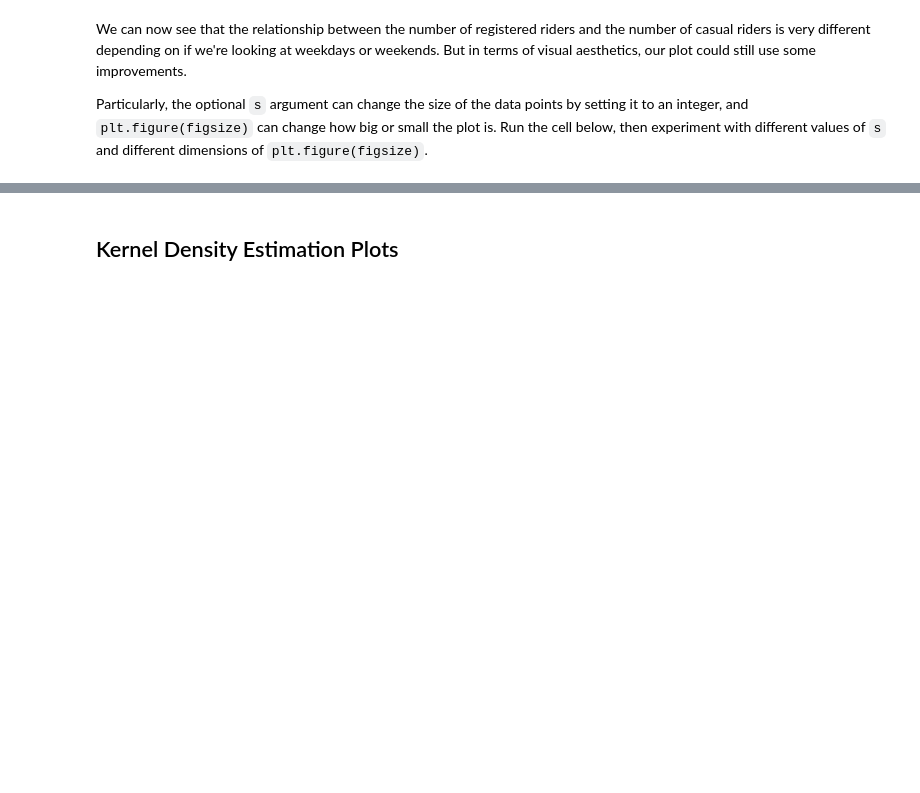
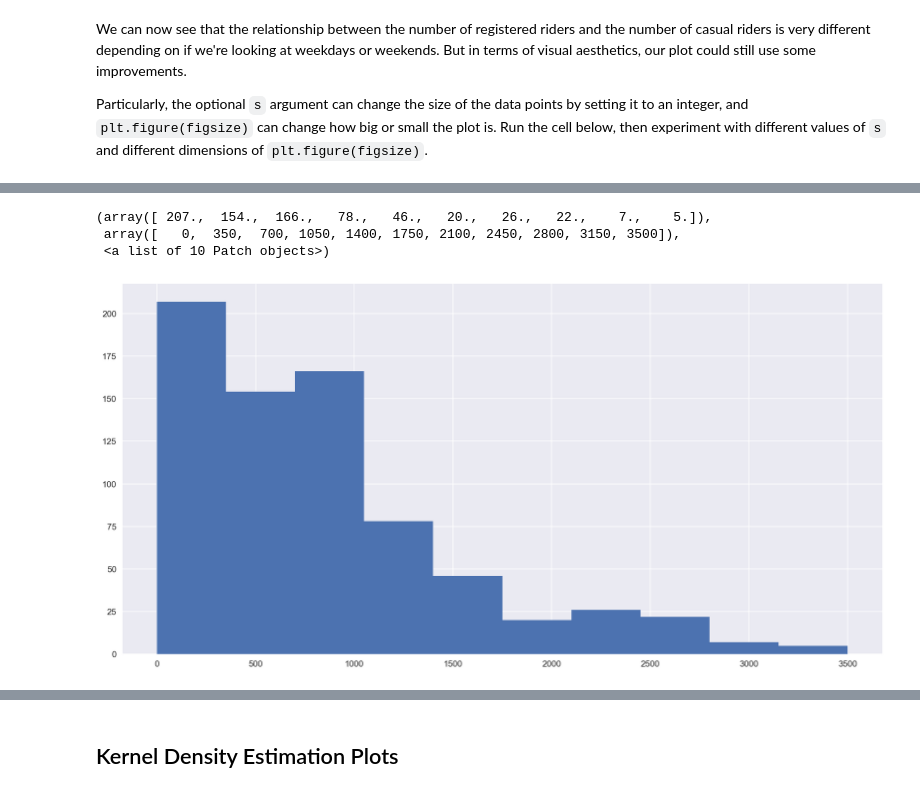
Before and after one commit to SUSA-org/Fall-2019-Career-Exploration, a Jupyter notebook: Lectures/Lecture4/Data_Visualization.ipynb, the cells around one changed output, grey strips where cells are left out. Saved outputs shown, nothing was run; the diff lists cells and outputs as text; code cells hidden in the pictures; blank space fills up the shorter version.

```diff
--- a/Lectures/Lecture4/Data_Visualization.ipynb
+++ b/Lectures/Lecture4/Data_Visualization.ipynb
@@ -115,0 +165,14 @@ cnt | count of total rental bikes including casual and registered
+# %%
+
+daily_counts = (
+    bike
+    .groupby(['dteday'])
+    .agg(
+        {
+        "casual": sum,
+        "registered": sum,
+        "workingday": 'last'
+        }
+    )
+)
+daily_counts.head()
@@ -254,0 +398,9 @@ sns.scatterplot(x='casual',y='registered',data=bike, hue="workingday", s=20)
+# %%
+# Matplotlib
+bins = np.arange(0, 3410 + 350, 350)
+plt.hist(daily_counts['casual'], bins = bins)
+# %% [output]
+(array([ 207.,  154.,  166.,   78.,   46.,   20.,   26.,   22.,    7.,    5.]),
+ array([   0,  350,  700, 1050, 1400, 1750, 2100, 2450, 2800, 3150, 3500]),
+ <a list of 10 Patch objects>)
+[figure, added]
```
Also changed, not shown: parts of 29 cells of this notebook.
